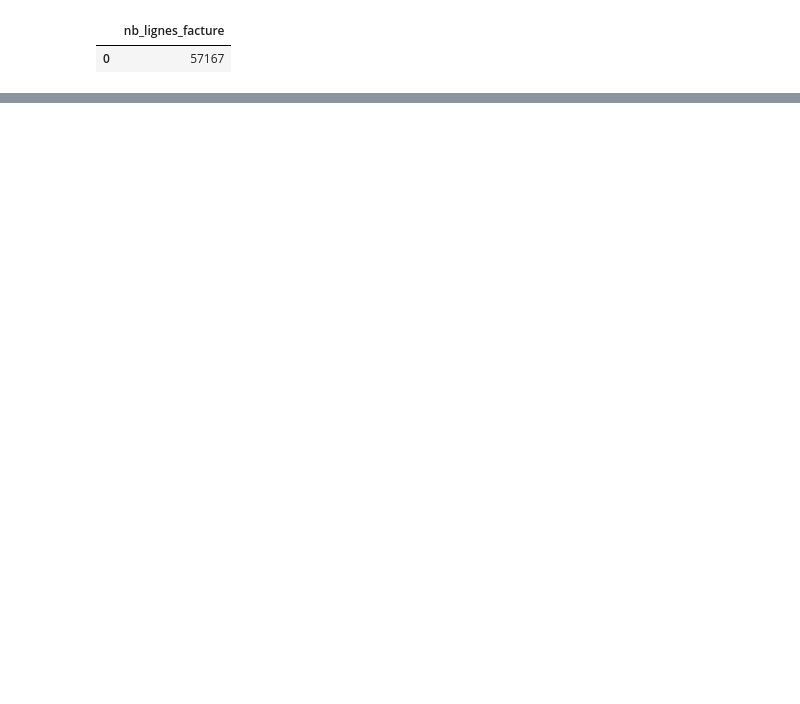
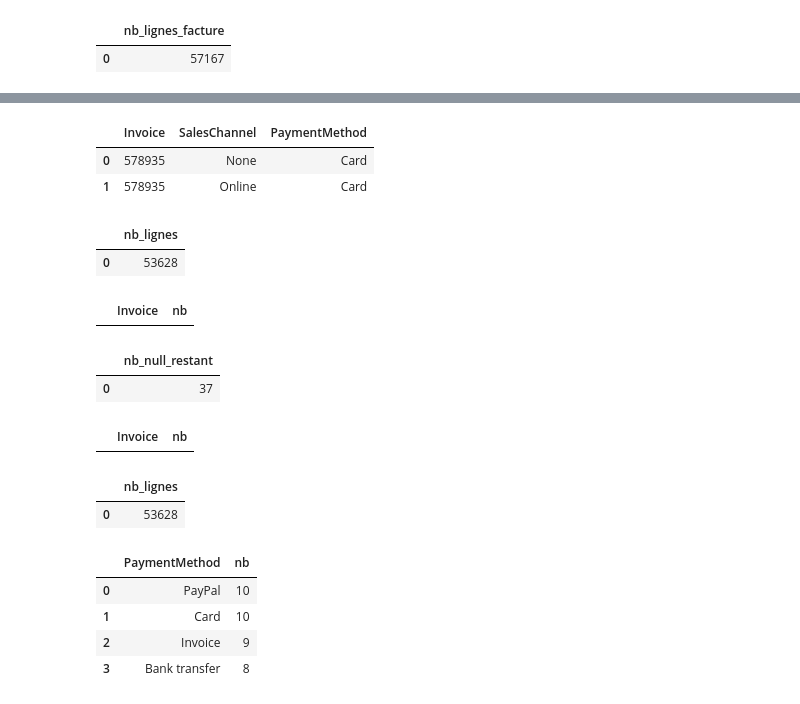
Before and after one commit to clawyunkai/Brief-15_retailcorps_Marketing, a Jupyter notebook: 1_nettoyage_sofiane.ipynb, the cells around one changed output, grey strips where cells are left out. Saved outputs shown, nothing was run; the diff lists cells and outputs as text; code cells hidden in the pictures; blank space fills up the shorter version.

```diff
--- a/1_nettoyage_sofiane.ipynb
+++ b/1_nettoyage_sofiane.ipynb
@@ -348,0 +380,11 @@ duckdb.sql("SELECT COUNT(*) AS nb_lignes_promotion FROM d_promotion").df()
+# %%
+# Voir le détail d'une facture dupliquée pour comprendre pourquoi
+duckdb.sql("""
+    SELECT *
+    FROM d_facture_clean
+    WHERE Invoice = '578935'
+""").df()
+# %% [output]
+|  | Invoice | SalesChannel | PaymentMethod |
+| 0 | 578935 | None | Card |
+| 1 | 578935 | Online | Card |
@@ -348,0 +406,54 @@ duckdb.sql("SELECT COUNT(*) AS nb_lignes_promotion FROM d_promotion").df()
+# %%
+duckdb.sql("SELECT COUNT(*) AS nb_lignes FROM d_facture_clean").df()
+# %% [output]
+|  | nb_lignes |
+| 0 | 53628 |
+# %%
+# Vérifier qu'il n'y a plus de doublins sur INVOICE
+
+duckdb.sql("""
+    SELECT Invoice, COUNT(*) AS nb
+    FROM d_facture_clean
+    GROUP BY Invoice
+    HAVING COUNT(*) > 1
+""").df()
+# %% [output]
+|  | Invoice | nb |
+# %%
+duckdb.sql("""
+    SELECT COUNT(*) AS nb_null_restant
+    FROM d_facture_clean
+    WHERE SalesChannel IS NULL
+""").df()
+# %% [output]
+|  | nb_null_restant |
+| 0 | 37 |
+# %%
+duckdb.sql("""
+    SELECT Invoice, COUNT(*) AS nb
+    FROM d_facture_clean
+    GROUP BY Invoice
+    HAVING COUNT(*) > 1
+""").df()
+# %% [output]
+|  | Invoice | nb |
+# %%
+duckdb.sql("SELECT COUNT(*) AS nb_lignes FROM d_facture_clean").df()
+# %% [output]
+|  | nb_lignes |
+| 0 | 53628 |
+# %%
+# Voir quels PaymentMethod sont associés aux lignes où SalesChannel est vide
+duckdb.sql("""
+    SELECT PaymentMethod, COUNT(*) AS nb
+    FROM d_facture_clean
+    WHERE SalesChannel IS NULL
+    GROUP BY PaymentMethod
+    ORDER BY nb DESC
+""").df()
+# %% [output]
+|  | PaymentMethod | nb |
+| 0 | PayPal | 10 |
+| 1 | Card | 10 |
+| 2 | Invoice | 9 |
+| 3 | Bank transfer | 8 |
```
Also changed, not shown: parts of 10 cells of this notebook, 2 other files.
